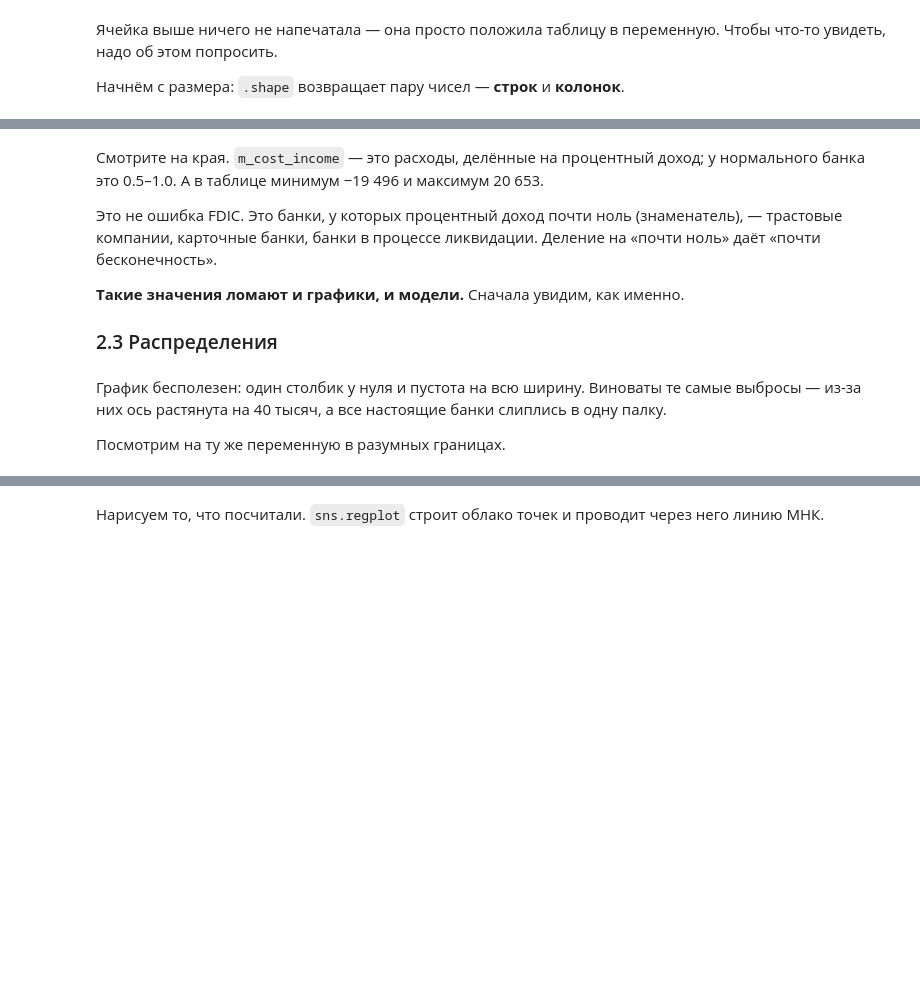
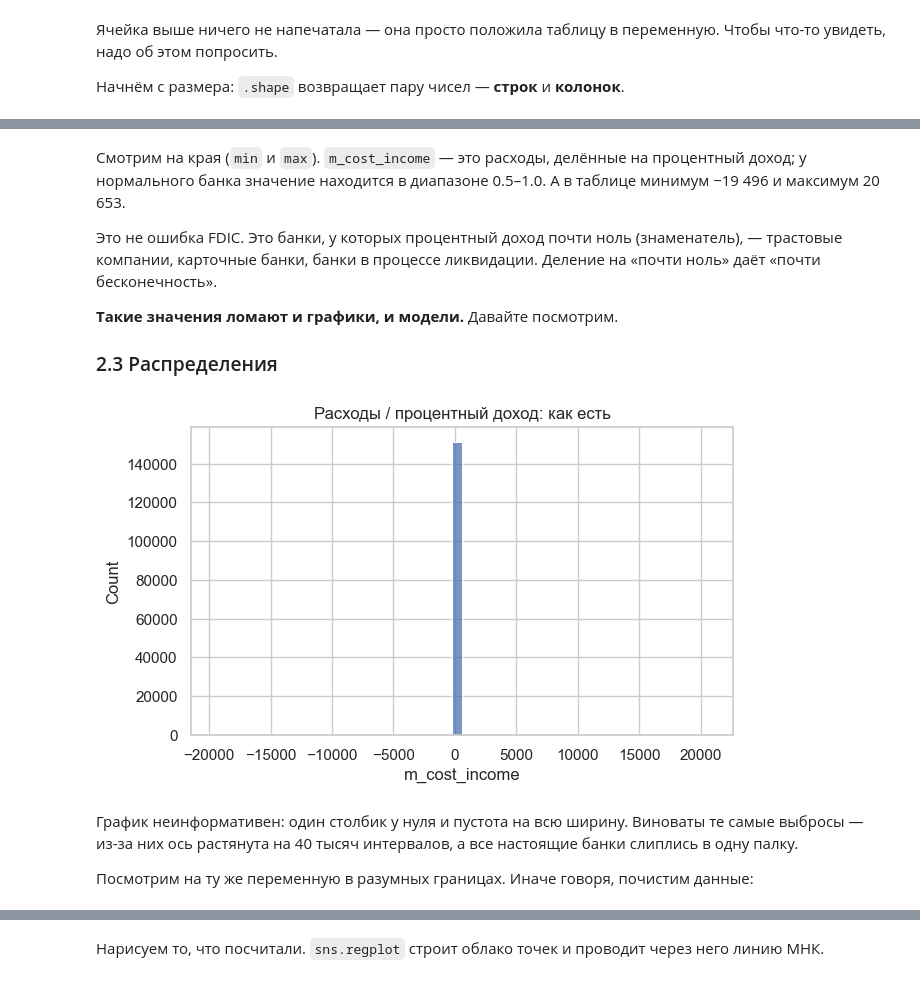
Before and after one commit to nvvoitov/da_intro, a Jupyter notebook: notebooks/L01.ipynb, the cells around one changed output, grey strips where cells are left out. Drawn from its saved outputs; the diff is of its cells as text; code cells hidden in the pictures; blank space fills up the shorter version.

```diff
--- a/notebooks/L01.ipynb
+++ b/notebooks/L01.ipynb
@@ -122,19 +169,27 @@ panel[["assets", "e_roa", "c_equity_assets", "a_npl_gross_loans",
 # %% [markdown]
-Смотрите на края. `m_cost_income` — это расходы, делённые на процентный доход; у нормального банка это 0.5–1.0. А в таблице минимум −19 496 и максимум 20 653.
+Смотрим на края (`min` и `max`). `m_cost_income` — это расходы, делённые на процентный доход; у нормального банка значение находится в диапазоне 0.5–1.0. А в таблице минимум −19 496 и максимум 20 653.
 
 Это не ошибка FDIC. Это банки, у которых процентный доход почти ноль (знаменатель), — трастовые компании, карточные банки, банки в процессе ликвидации. Деление на «почти ноль» даёт «почти бесконечность».
 
-**Такие значения ломают и графики, и модели.** Сначала увидим, как именно.
+**Такие значения ломают и графики, и модели.** Давайте посмотрим.
 
 ### 2.3 Распределения
 # %%
 # Гистограмма: по горизонтали — значение, по вертикали — сколько банк-кварталов попало в этот интервал.
-sns.histplot(data=panel, x="m_cost_income", bins=50)
+sns.histplot(
+    # таблица, которую визуализируем
+    data=panel,
+    # колонка из таблицы
+    x="m_cost_income",
+    # количество интервалов, можно менять
+    bins=50)
 plt.title("Расходы / процентный доход: как есть")
 plt.show()
+# %% [output]
+[figure, added]
 # %% [markdown]
-График бесполезен: один столбик у нуля и пустота на всю ширину. Виноваты те самые выбросы — из-за них ось растянута на 40 тысяч, а все настоящие банки слиплись в одну палку.
+График неинформативен: один столбик у нуля и пустота на всю ширину. Виноваты те самые выбросы — из-за них ось растянута на 40 тысяч интервалов, а все настоящие банки слиплись в одну палку.
 
-Посмотрим на ту же переменную в разумных границах.
+Посмотрим на ту же переменную в разумных границах. Иначе говоря, почистим данные:
 # %%
 # binrange=(0, 2) — рисуем только интервал от 0 до 2, остальное игнорируем
```
Also changed, not shown: parts of 59 cells of this notebook, 6 other files.
